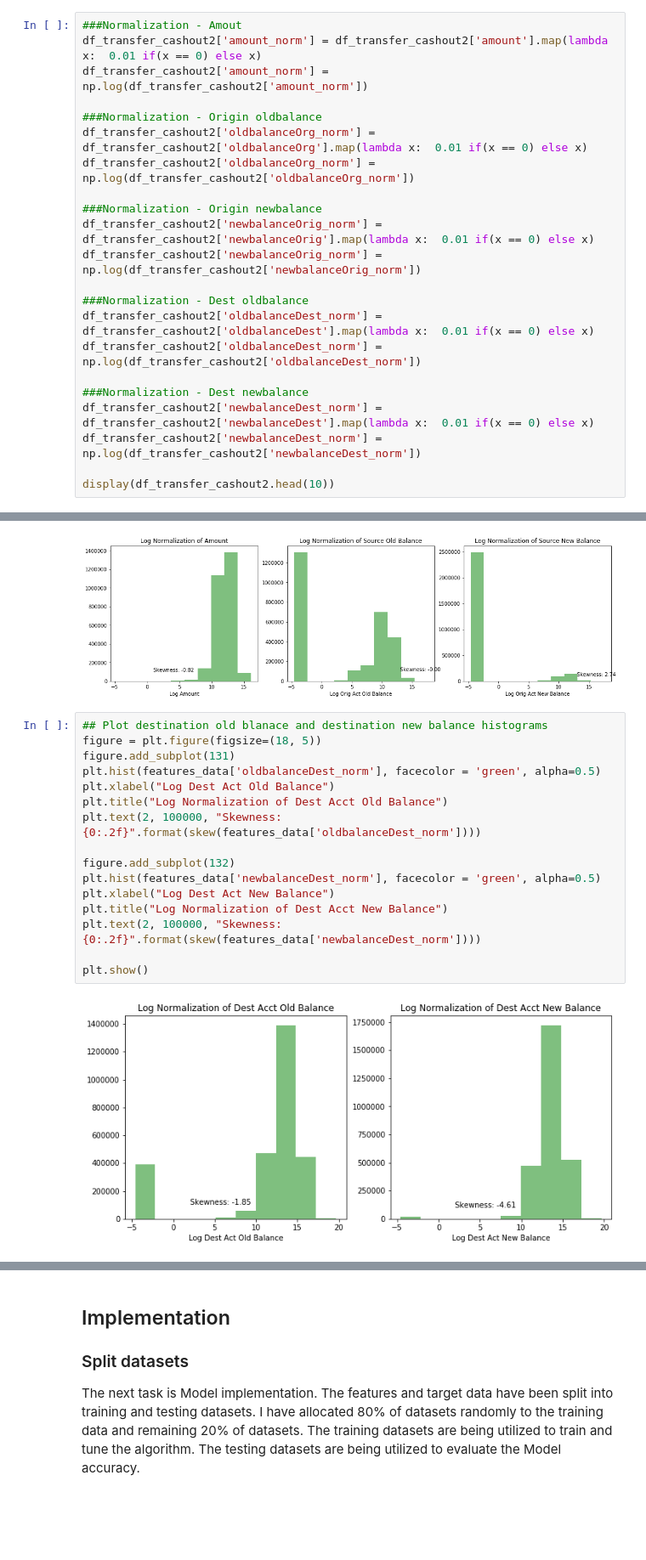
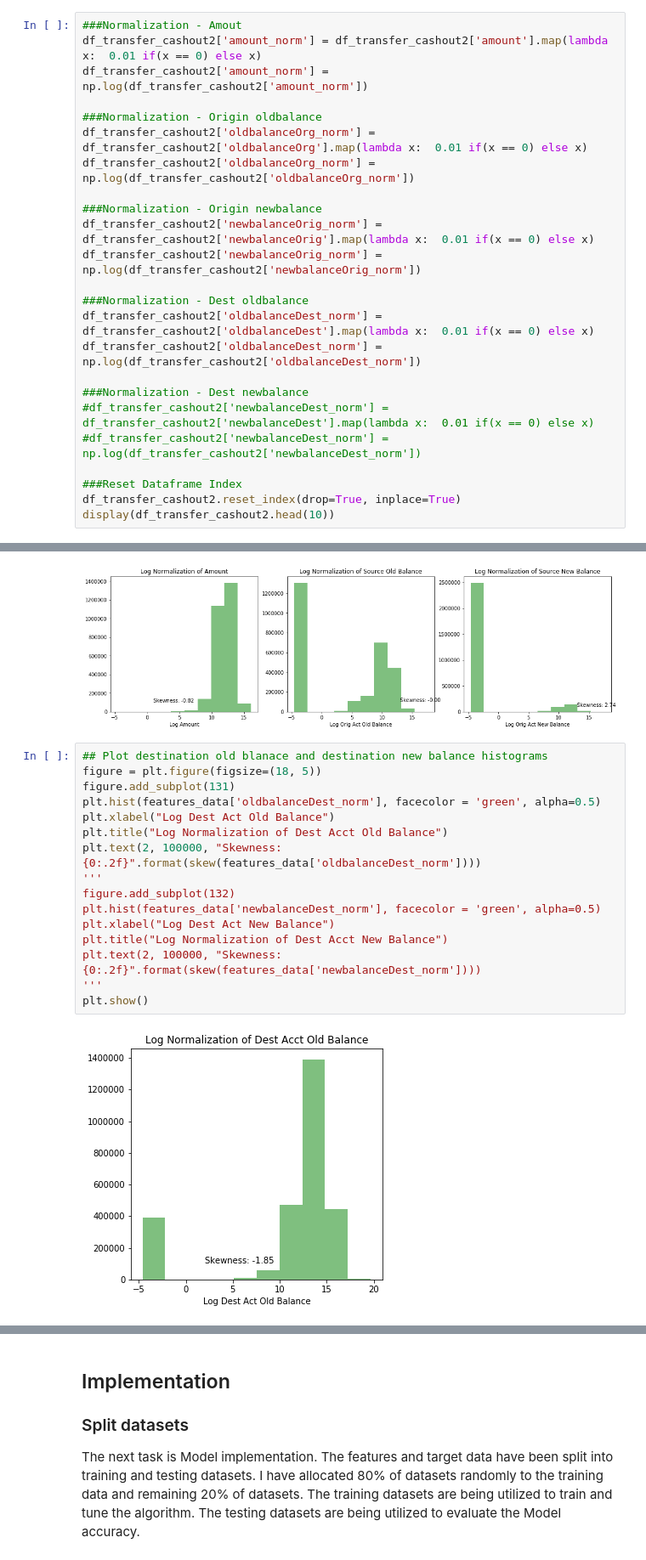
Before and after one commit to venkat998899/machine-learning, a Jupyter notebook: projects/capstone/payments_fraud.ipynb, the cells around one changed output, grey strips where cells are left out. Shown at 85% size. Cells and saved outputs as stored; diff of their text form; blank space fills up the shorter version.

```diff
--- a/projects/capstone/payments_fraud.ipynb
+++ b/projects/capstone/payments_fraud.ipynb
@@ -431,9 +429,11 @@ df_transfer_cashout2['oldbalanceDest_norm'] = df_transfer_cashout2['oldbalanceDe
 df_transfer_cashout2['oldbalanceDest_norm'] = np.log(df_transfer_cashout2['oldbalanceDest_norm'])
 
 ###Normalization - Dest newbalance
-df_transfer_cashout2['newbalanceDest_norm'] = df_transfer_cashout2['newbalanceDest'].map(lambda x:  0.01 if(x == 0) else x)
-df_transfer_cashout2['newbalanceDest_norm'] = np.log(df_transfer_cashout2['newbalanceDest_norm'])
+#df_transfer_cashout2['newbalanceDest_norm'] = df_transfer_cashout2['newbalanceDest'].map(lambda x:  0.01 if(x == 0) else x)
+#df_transfer_cashout2['newbalanceDest_norm'] = np.log(df_transfer_cashout2['newbalanceDest_norm'])
 
+###Reset Dataframe Index
+df_transfer_cashout2.reset_index(drop=True, inplace=True)
 display(df_transfer_cashout2.head(10))
 # %% [output]
 A value is trying to be set on a copy of a slice from a DataFrame.
@@ -541,21 +540,21 @@ plt.show()
 # %%
 ## Plot destination old blanace and destination new balance histograms
 figure = plt.figure(figsize=(18, 5))
 figure.add_subplot(131)
 plt.hist(features_data['oldbalanceDest_norm'], facecolor = 'green', alpha=0.5)
 plt.xlabel("Log Dest Act Old Balance")
 plt.title("Log Normalization of Dest Acct Old Balance")
 plt.text(2, 100000, "Skewness: {0:.2f}".format(skew(features_data['oldbalanceDest_norm'])))
-
+'''
 figure.add_subplot(132)
 plt.hist(features_data['newbalanceDest_norm'], facecolor = 'green', alpha=0.5)
 plt.xlabel("Log Dest Act New Balance")
 plt.title("Log Normalization of Dest Acct New Balance")
 plt.text(2, 100000, "Skewness: {0:.2f}".format(skew(features_data['newbalanceDest_norm'])))
-
+'''
 plt.show()
 # %% [output]
-[figure, old version]
+[figure, new version]
 # %%
 ### Feature correlation after normalizing data
 import seaborn as sns
```
Also changed, not shown: parts of 27 cells of this notebook, 1 other file.
